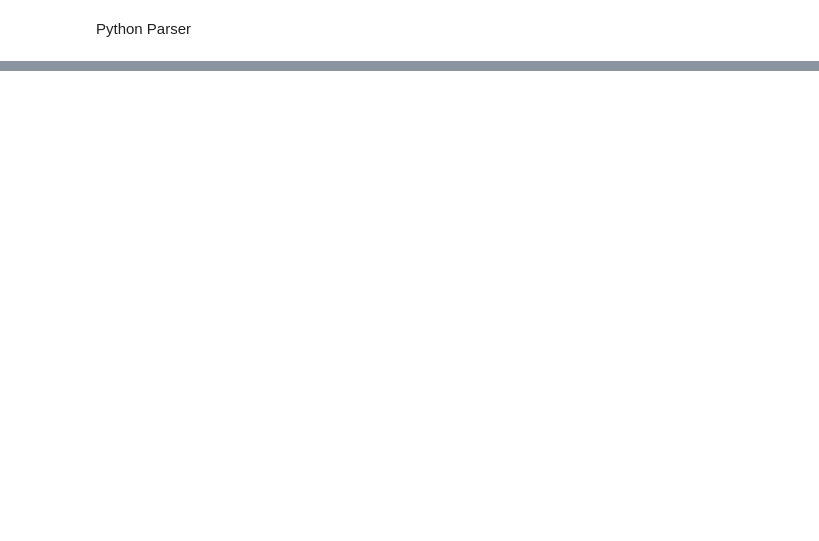
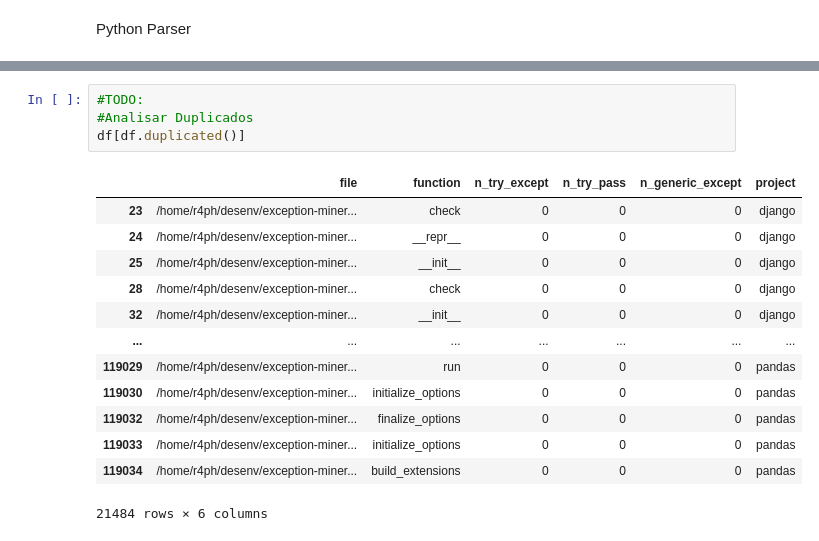
Before and after one commit to r4phael/exception-miner-multi, a Jupyter notebook: notebooks/eh_py_analysis.ipynb, the cells around one changed output, grey strips where cells are left out. Drawn from its saved outputs; the diff is of its cells as text; blank space fills up the shorter version.

```diff
--- a/notebooks/eh_py_analysis.ipynb
+++ b/notebooks/eh_py_analysis.ipynb
@@ -66 +112,19 @@ df.head(5)
+# %%
+#TODO:
+#Analisar Duplicados
+df[df.duplicated()]
+# %% [output]
+|  | file | function | n_try_except | n_try_pass | n_generic_except | project |
+| 23 | /home/r4ph/desenv/exception-miner... | check | 0 | 0 | 0 | django |
+| 24 | /home/r4ph/desenv/exception-miner... | __repr__ | 0 | 0 | 0 | django |
+| 25 | /home/r4ph/desenv/exception-miner... | __init__ | 0 | 0 | 0 | django |
+| 28 | /home/r4ph/desenv/exception-miner... | check | 0 | 0 | 0 | django |
+| 32 | /home/r4ph/desenv/exception-miner... | __init__ | 0 | 0 | 0 | django |
+| ... | ... | ... | ... | ... | ... | ... |
+| 119029 | /home/r4ph/desenv/exception-miner... | run | 0 | 0 | 0 | pandas |
+| 119030 | /home/r4ph/desenv/exception-miner... | initialize_options | 0 | 0 | 0 | pandas |
+| 119032 | /home/r4ph/desenv/exception-miner... | finalize_options | 0 | 0 | 0 | pandas |
+| 119033 | /home/r4ph/desenv/exception-miner... | initialize_options | 0 | 0 | 0 | pandas |
+| 119034 | /home/r4ph/desenv/exception-miner... | build_extensions | 0 | 0 | 0 | pandas |
+21484 rows × 6 columns
 # %%
```
Also changed, not shown: parts of 13 cells of this notebook, 6 other files.
